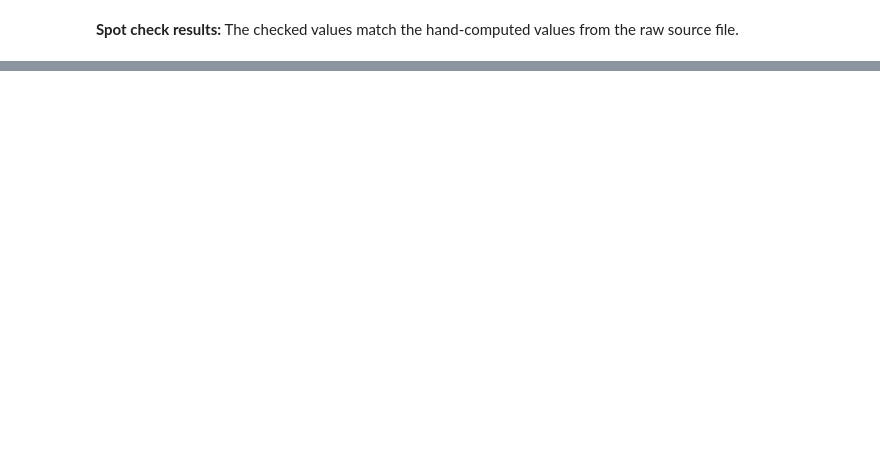
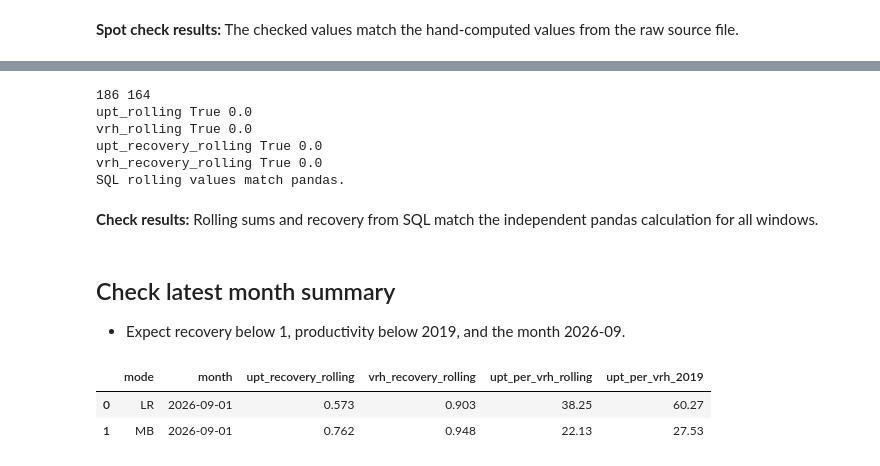
Before and after one commit to masonamp/trimet-ridership-recovery, a Jupyter notebook: notebooks/03_sql_analysis.ipynb, the cells around one changed output, grey strips where cells are left out. Saved outputs shown, nothing was run; the diff lists cells and outputs as text; code cells hidden in the pictures; blank space fills up the shorter version.

```diff
--- a/notebooks/03_sql_analysis.ipynb
+++ b/notebooks/03_sql_analysis.ipynb
@@ -156,0 +240,60 @@ con.sql(read_sql("checks/02b_check_spot.sql")).df()
+# %%
+raw = pd.read_csv(CSV_PATH, parse_dates=["month"])
+raw = raw[raw["mode"].isin(["MB", "LR"])].sort_values(["mode", "month"])
+
+by_mode = raw.groupby("mode")
+raw["upt_rolling_pd"] = by_mode["upt"].transform(lambda s: s.rolling(12).sum())
+raw["vrh_rolling_pd"] = by_mode["vrh"].transform(lambda s: s.rolling(12).sum())
+
+base_2019 = raw[raw["month"].dt.year == 2019].groupby("mode")[["upt", "vrh"]].sum()
+raw["upt_recovery_rolling_pd"] = raw["upt_rolling_pd"] / raw["mode"].map(
+    base_2019["upt"]
+)
+raw["vrh_recovery_rolling_pd"] = raw["vrh_rolling_pd"] / raw["mode"].map(
+    base_2019["vrh"]
+)
+
+sql_df = con.sql("SELECT * FROM final_table").df()
+sql_df["month"] = pd.to_datetime(sql_df["month"])
+merged = sql_df.merge(raw, on=["mode", "month"], validate="one_to_one")
+
+print(len(merged), merged["upt_rolling_pd"].notna().sum())
+
+columns = [
+    "upt_rolling",
+    "vrh_rolling",
+    "upt_recovery_rolling",
+    "vrh_recovery_rolling",
+]
+
+for col in columns:
+    sql_values = merged[col]
+    pandas_values = merged[col + "_pd"]
+
+    same_missing = (sql_values.isna() == pandas_values.isna()).all()
+
+    max_diff = (sql_values - pandas_values).abs().max()
+
+    print(col, same_missing, max_diff)
+    assert same_missing and max_diff < 1e-6, col
+
+print("SQL rolling values match pandas.")
+# %% [output]
+186 164
+upt_rolling True 0.0
+vrh_rolling True 0.0
+upt_recovery_rolling True 0.0
+vrh_recovery_rolling True 0.0
+SQL rolling values match pandas.
+# %% [markdown]
+**Check results:** Rolling sums and recovery from SQL match the independent pandas calculation for all windows.
+# %% [markdown]
+## Check latest month summary
+
+- Expect recovery below 1, productivity below 2019, and the month 2026-09.
+# %%
+display(query("checks/06_check_headline.sql"))
+# %% [output]
+|  | mode | month | upt_recovery_rolling | vrh_recovery_rolling | upt_per_vrh_rolling | upt_per_vrh_2019 |
+| 0 | LR | 2026-09-01 | 0.573 | 0.903 | 38.25 | 60.27 |
+| 1 | MB | 2026-09-01 | 0.762 | 0.948 | 22.13 | 27.53 |
```
Also changed, not shown: parts of 29 cells of this notebook, 1 other file.
